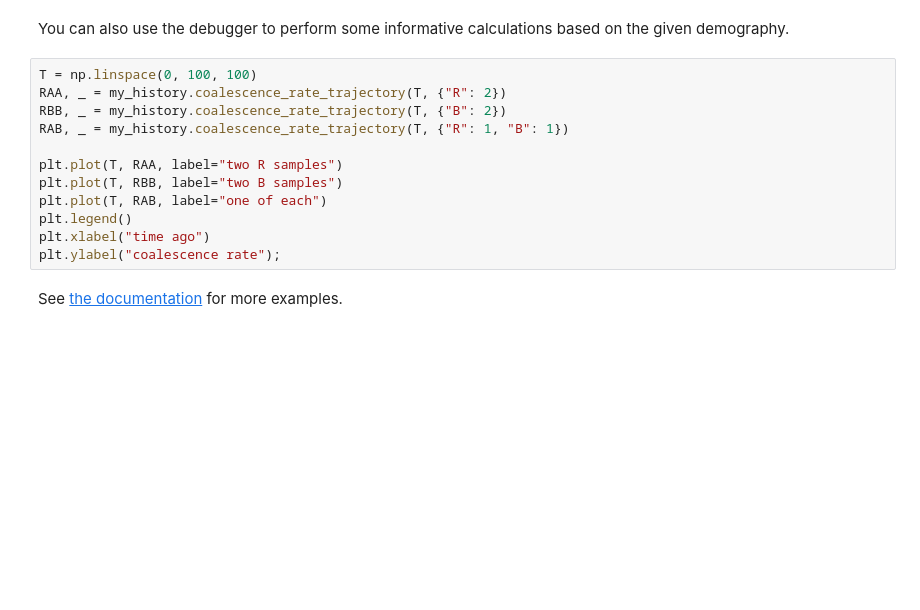
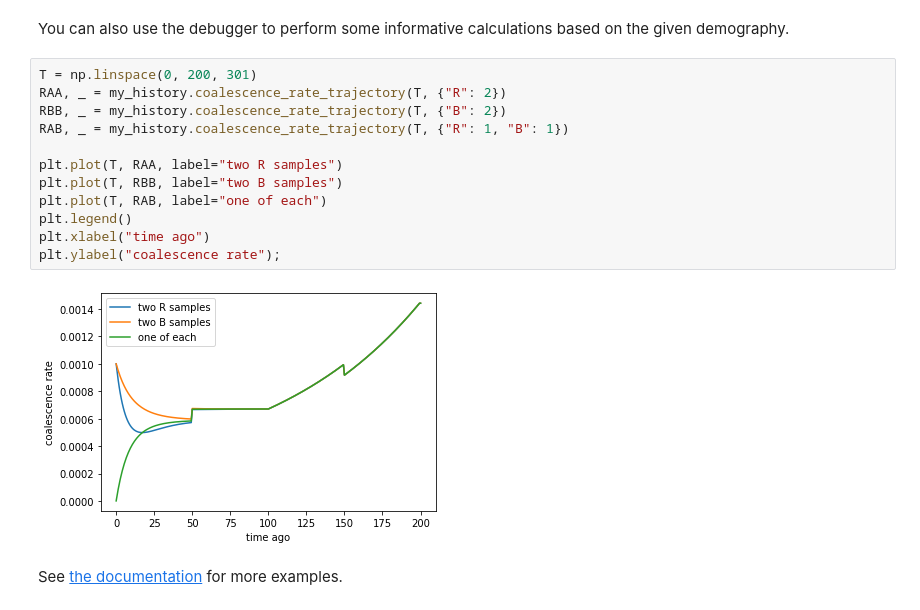
Before and after one commit to gtsambos/2022-ts-workshops, a Jupyter notebook: 2-simulating-ancestry-with-msprime.ipynb, the cells around one changed output. Cells and saved outputs as stored; diff of their text form; blank space fills up the shorter version.

```diff
--- a/2-simulating-ancestry-with-msprime.ipynb
+++ b/2-simulating-ancestry-with-msprime.ipynb
@@ -476,17 +625,19 @@ my_history
 # %% [markdown]
 You can also use the debugger to perform some informative calculations based on the given demography.
 # %%
-T = np.linspace(0, 100, 100)
+T = np.linspace(0, 200, 301)
 RAA, _ = my_history.coalescence_rate_trajectory(T, {"R": 2})
 RBB, _ = my_history.coalescence_rate_trajectory(T, {"B": 2})
 RAB, _ = my_history.coalescence_rate_trajectory(T, {"R": 1, "B": 1})
 
 plt.plot(T, RAA, label="two R samples")
 plt.plot(T, RBB, label="two B samples")
 plt.plot(T, RAB, label="one of each")
 plt.legend()
 plt.xlabel("time ago")
 plt.ylabel("coalescence rate");
+# %% [output]
+[figure, added]
 # %% [markdown]
 See [the documentation](https://tskit.dev/msprime/docs/stable/demography.html#sec-demography-numerical) for more examples.
 # %% [markdown]
```
Also changed, not shown: parts of 37 cells of this notebook.
